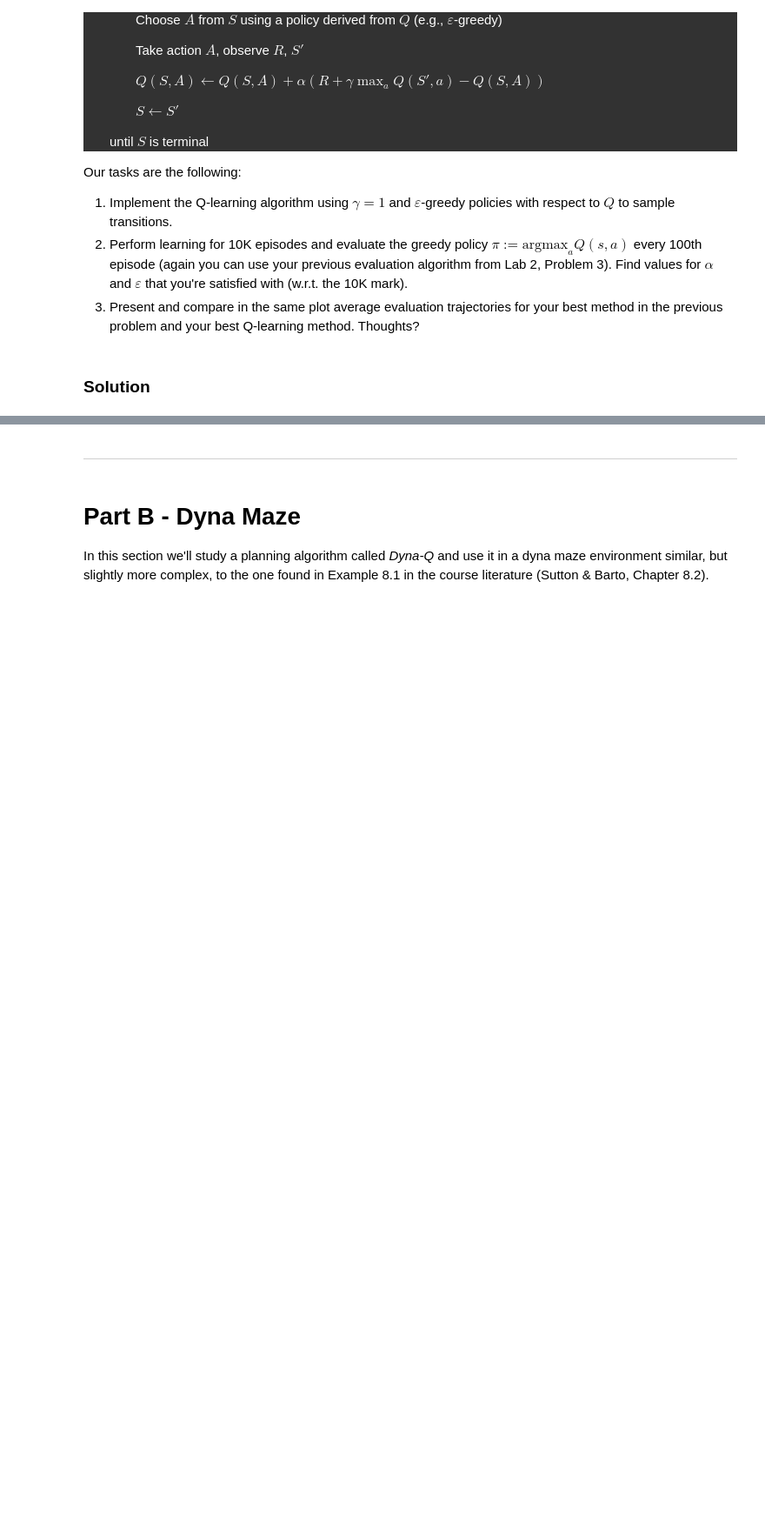
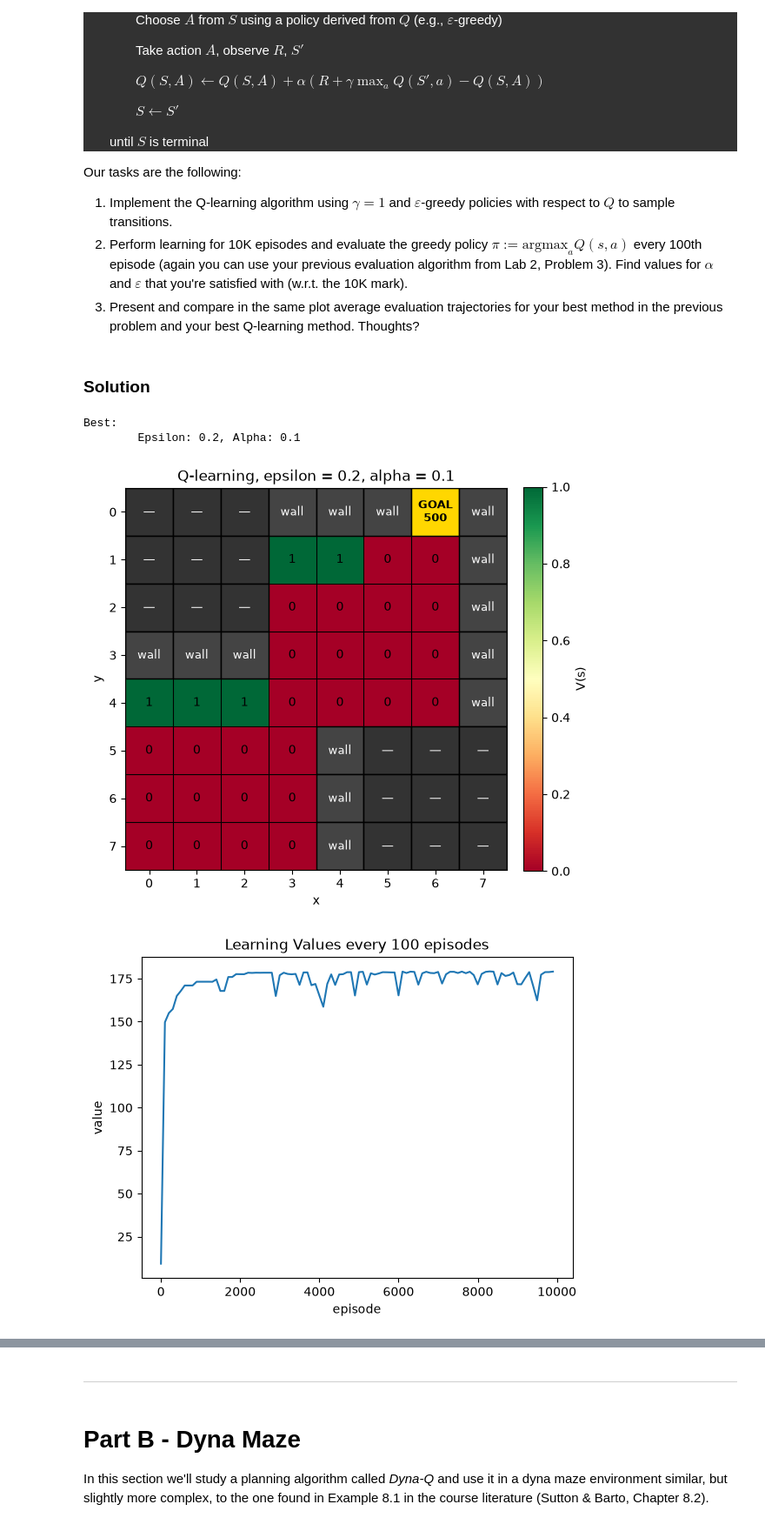
Before and after one commit to kallefrisk/Schoolwork, a Jupyter notebook: Python/ReinforcementLearning/4ma903_lab3.ipynb, the cells around one changed output, grey strips where cells are left out. Shown at 87% size. Saved outputs shown, nothing was run; the diff lists cells and outputs as text; code cells hidden in the pictures; blank space fills up the shorter version.

```diff
--- a/Python/ReinforcementLearning/4ma903_lab3.ipynb
+++ b/Python/ReinforcementLearning/4ma903_lab3.ipynb
@@ -627,0 +722,42 @@ Our tasks are the following:
+# %%
+# Actions: 0 = up, 1 = right
+
+gamma = 1
+epsilons = [0.1, 0.2, 0.5, 0.9]
+alphas = [0.1, 0.2, 0.5, 0.1]
+experiments = 10
+episodes = 10000
+step = 100
+
+simulations = np.zeros((experiments, len(epsilons), len(alphas), 2, episodes//step))
+pis = []
+
+seed = 0
+
+pbar = tqdm(total=(len(epsilons) * len(alphas) * experiments * episodes))
+
+for j, eps in enumerate(epsilons):
+    for k, alpha in enumerate(alphas):
+        for i in range(experiments):
+            policy, values = simulate_Q_learning(gamma=gamma, eps=eps, alphas=alpha, n_episodes=episodes, evaluation_step=step, seed=seed, pbar=pbar)
+            simulations[i, j, k] = values
+            pis.append(policy)
+            seed += 1
+
+pbar.close()
+averaged_Q_values = np.mean(simulations, axis=0)
+final_y_scores = averaged_Q_values[:, :, 1, -1]
+final_index = np.argmax(final_y_scores)
+
+epsilon_idx, alpha_idx = np.unravel_index(final_index, final_y_scores.shape)
+
+print(f"Best: \n\tEpsilon: {epsilons[epsilon_idx]}, Alpha: {alphas[alpha_idx]}")
+
+plot_value_grid(values=pis[final_index], rewards=REWARDS, title=f"Q-learning, epsilon = {epsilons[epsilon_idx]}, alpha = {alphas[alpha_idx]}")
+
+plot_learning(values=averaged_Q_values[epsilon_idx, alpha_idx, :, :], title=f"Learning Values every {step} episodes")
+# %% [output]
+Best:
+        Epsilon: 0.2, Alpha: 0.1
+[figure, added]
+[figure, added]
```
Also changed, not shown: parts of 14 cells of this notebook.
